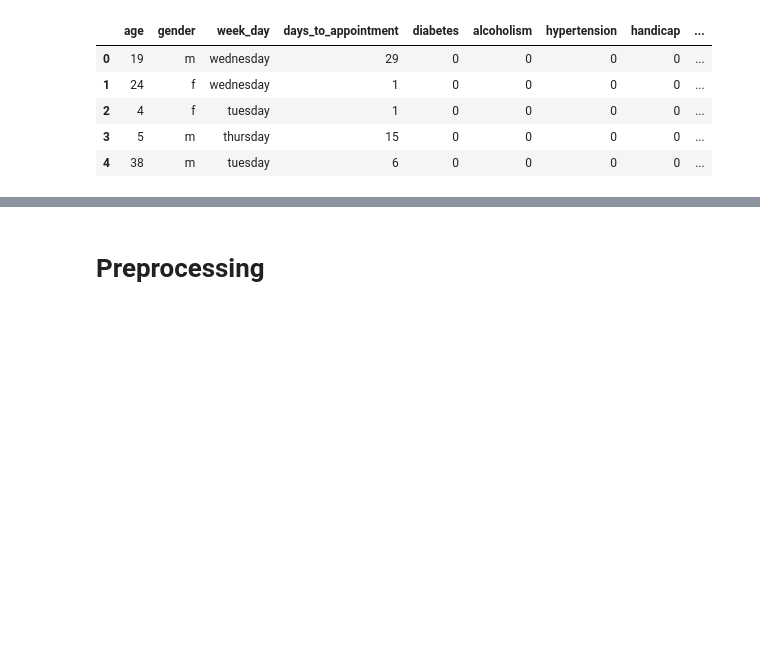
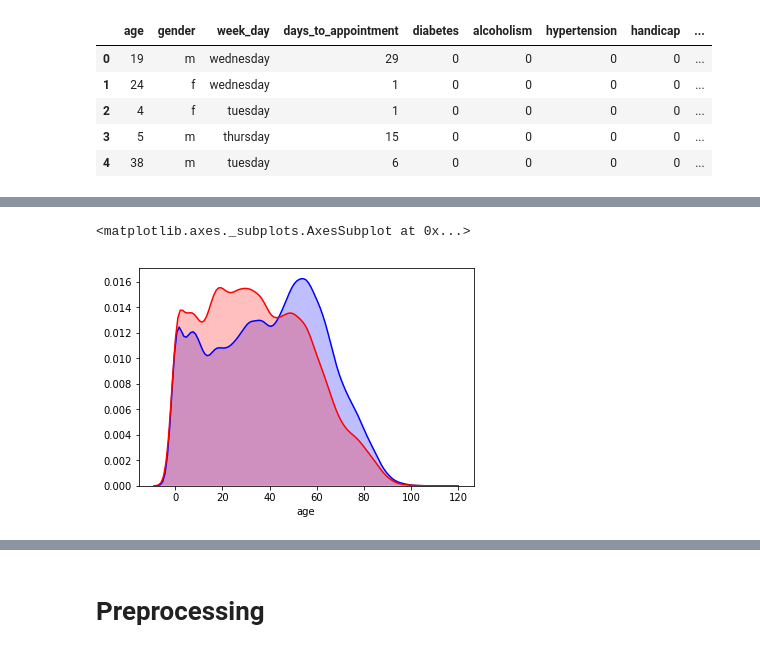
Before and after one commit to edvalente/mlnd-capstone-project, a Jupyter notebook: notebooks/capstone-scrapbook.ipynb, the cells around one changed output, grey strips where cells are left out. Cells and saved outputs as stored; diff of their text form; code cells hidden in the pictures; blank space fills up the shorter version.

```diff
--- a/notebooks/capstone-scrapbook.ipynb
+++ b/notebooks/capstone-scrapbook.ipynb
@@ -59,0 +96,6 @@ vit.head()
+# %%
+sns.distplot(vit[vit.show_up == 1].age, color='blue', hist=False, kde_kws={'shade':True})
+sns.distplot(vit[vit.show_up == 0].age, color='red', hist=False, kde_kws={'shade':True})
+# %% [output]
+<matplotlib.axes._subplots.AxesSubplot at 0x...>
+[figure, added]
```
Also changed, not shown: parts of 6 cells of this notebook.
